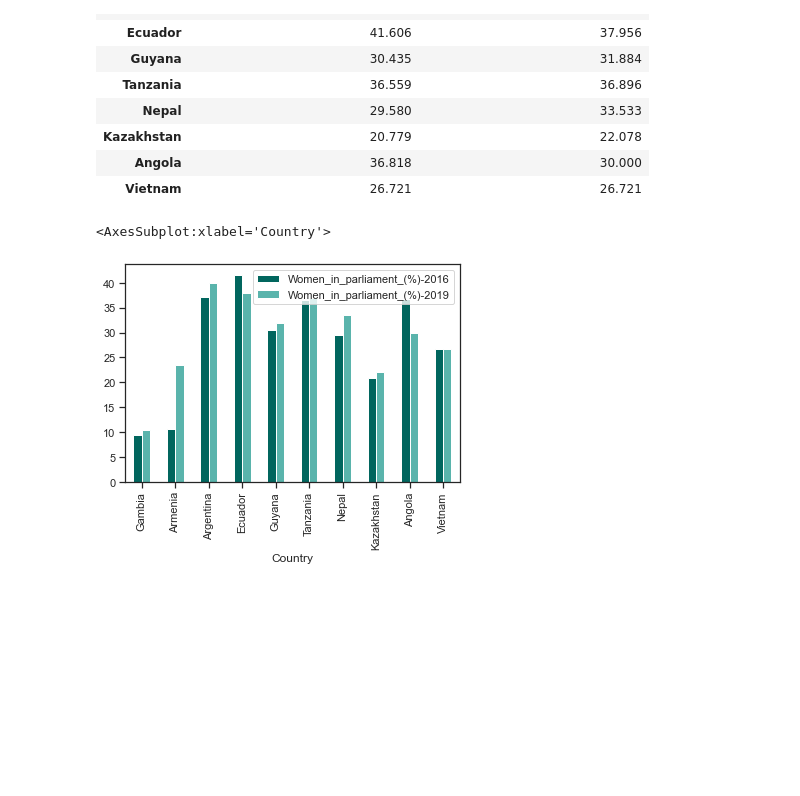
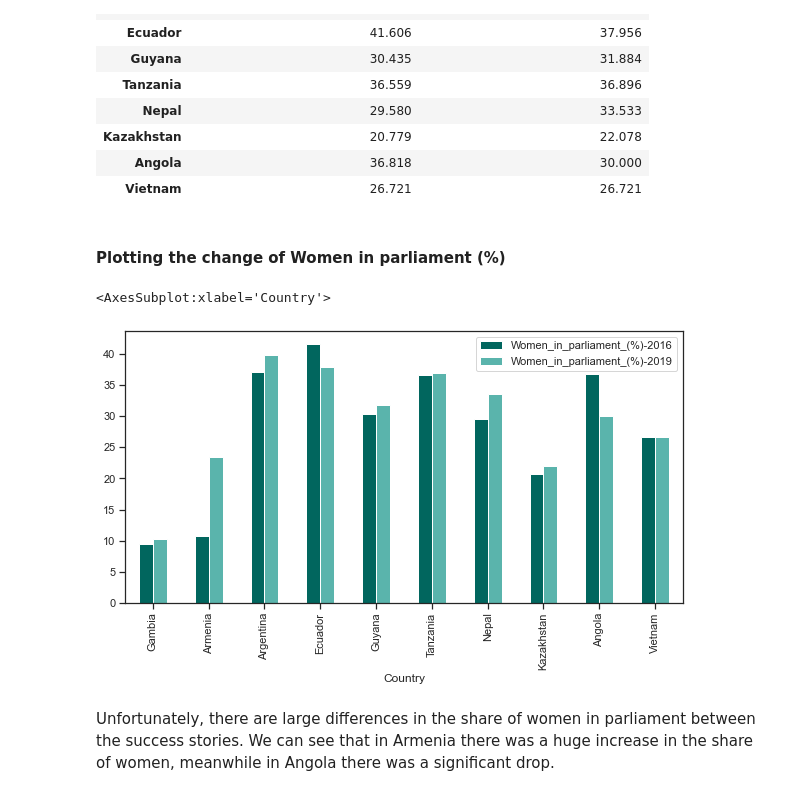
Before and after one commit to ASerfozo/CEU_Python, a Jupyter notebook: code/Term_Project_analysis_v02.ipynb, the cells around one changed output. Cells and saved outputs as stored; diff of their text form; code cells hidden in the pictures; blank space fills up the shorter version.

```diff
--- a/code/Term_Project_analysis_v02.ipynb
+++ b/code/Term_Project_analysis_v02.ipynb
@@ -53,4 +55,3 @@ Keep only the 2020, 2019 and 2016 CPI data
 # %%
-
-CDI_data = CDI_data[['Country','ISO3','Region','CPI score 2020','Rank 2020','CPI score 2019','Rank 2019','CPI score 2016','Rank 2016']]
+CDI_data = CDI_data[['Country','ISO3','Region','CPI score 2019','Rank 2019','CPI score 2016','Rank 2016']]
 # %% [markdown]
@@ -493,8 +562,12 @@ df_top_wom
 | Kazakhstan | 20.779 | 22.078 |
 | Angola | 36.818 | 30.000 |
 | Vietnam | 26.721 | 26.721 |
+# %% [markdown]
+#### Plotting the change of Women in parliament (%)
 # %%
-df_top_wom.plot.bar(color = ('#01665e', '#5ab4ac'))
+df_top_wom.plot.bar(figsize=(10,5), color = ('#01665e', '#5ab4ac'))
 # %% [output]
 <AxesSubplot:xlabel='Country'>
-[figure, old version]
+[figure, new version]
+# %% [markdown]
+Unfortunately, there are large differences in the share of women in parliament between the success stories. We can see that in Armenia there was a huge increase in the share of women, meanwhile in Angola there was a significant drop.
```
Also changed, not shown: parts of 52 cells of this notebook, 1 other file.
